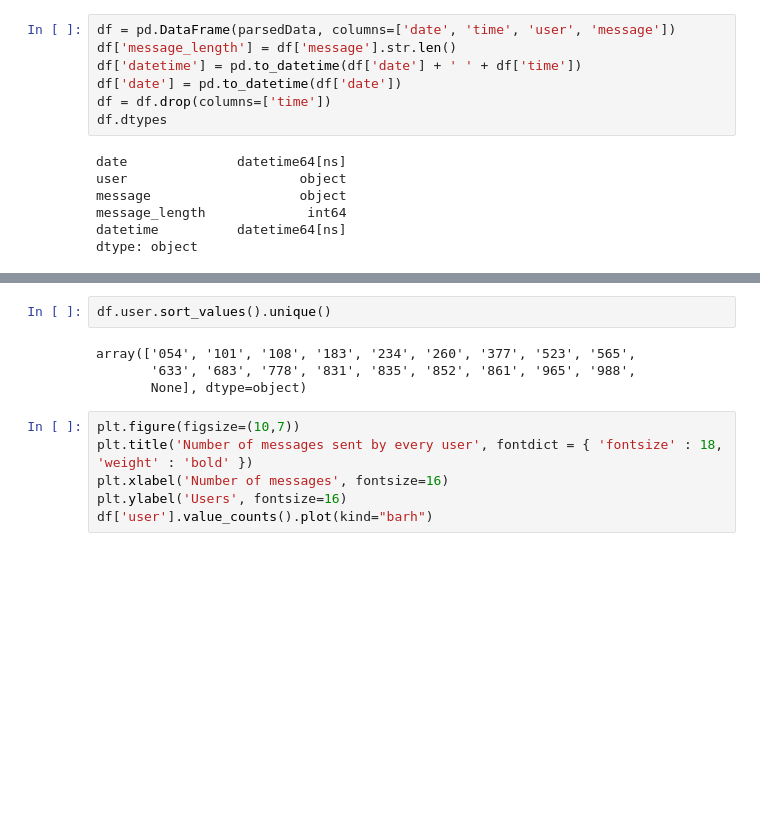
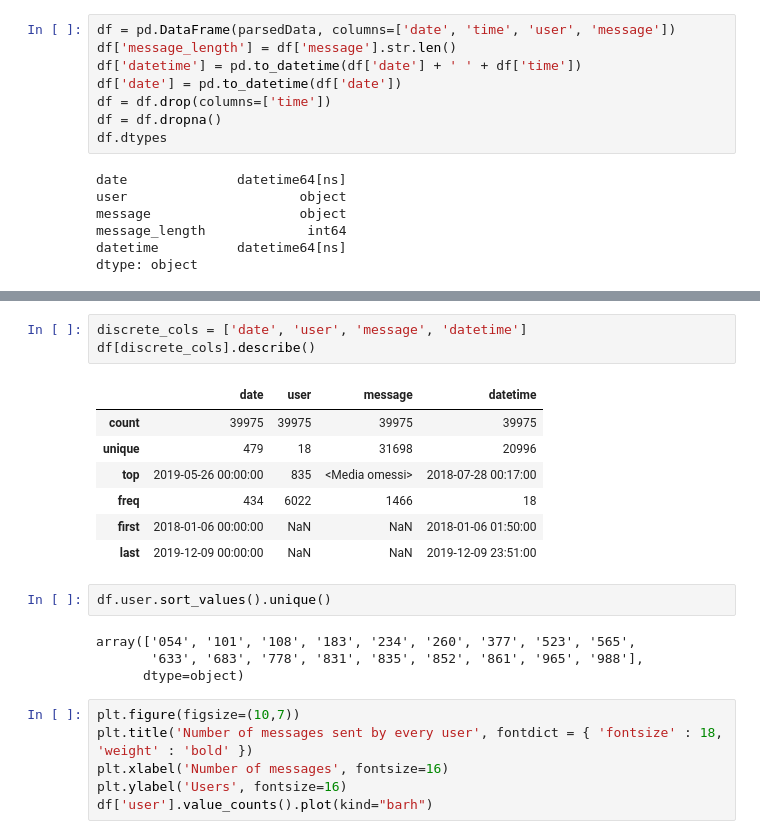
Before and after one commit to ftrova1/Whatsapp-chat-analysis, a Jupyter notebook: analyzer/wa_analysis.ipynb, the cells around one changed output, grey strips where cells are left out. Drawn from its saved outputs; the diff is of its cells as text; blank space fills up the shorter version.

```diff
--- a/analyzer/wa_analysis.ipynb
+++ b/analyzer/wa_analysis.ipynb
@@ -16,6 +17,7 @@ df['message_length'] = df['message'].str.len()
 df['datetime'] = pd.to_datetime(df['date'] + ' ' + df['time'])
 df['date'] = pd.to_datetime(df['date'])
 df = df.drop(columns=['time'])
+df = df.dropna()
 df.dtypes
 # %% [output]
 date              datetime64[ns]
@@ -39,9 +55,20 @@ df.describe()
+# %%
+discrete_cols = ['date', 'user', 'message', 'datetime']
+df[discrete_cols].describe()
+# %% [output]
+|  | date | user | message | datetime |
+| count | 39975 | 39975 | 39975 | 39975 |
+| unique | 479 | 18 | 31698 | 20996 |
+| top | 2019-05-26 00:00:00 | 835 | <Media omessi> | 2018-07-28 00:17:00 |
+| freq | 434 | 6022 | 1466 | 18 |
+| first | 2018-01-06 00:00:00 | NaN | NaN | 2018-01-06 01:50:00 |
+| last | 2019-12-09 00:00:00 | NaN | NaN | 2019-12-09 23:51:00 |
 # %%
 df.user.sort_values().unique()
 # %% [output]
 array(['054', '101', '108', '183', '234', '260', '377', '523', '565',
-       '633', '683', '778', '831', '835', '852', '861', '965', '988',
-       None], dtype=object)
+       '633', '683', '778', '831', '835', '852', '861', '965', '988'],
+      dtype=object)
 # %%
 plt.figure(figsize=(10,7))
 plt.title('Number of messages sent by every user', fontdict = { 'fontsize' : 18, 'weight' : 'bold' })
```
Also changed, not shown: parts of 8 cells of this notebook, 1 other file.
